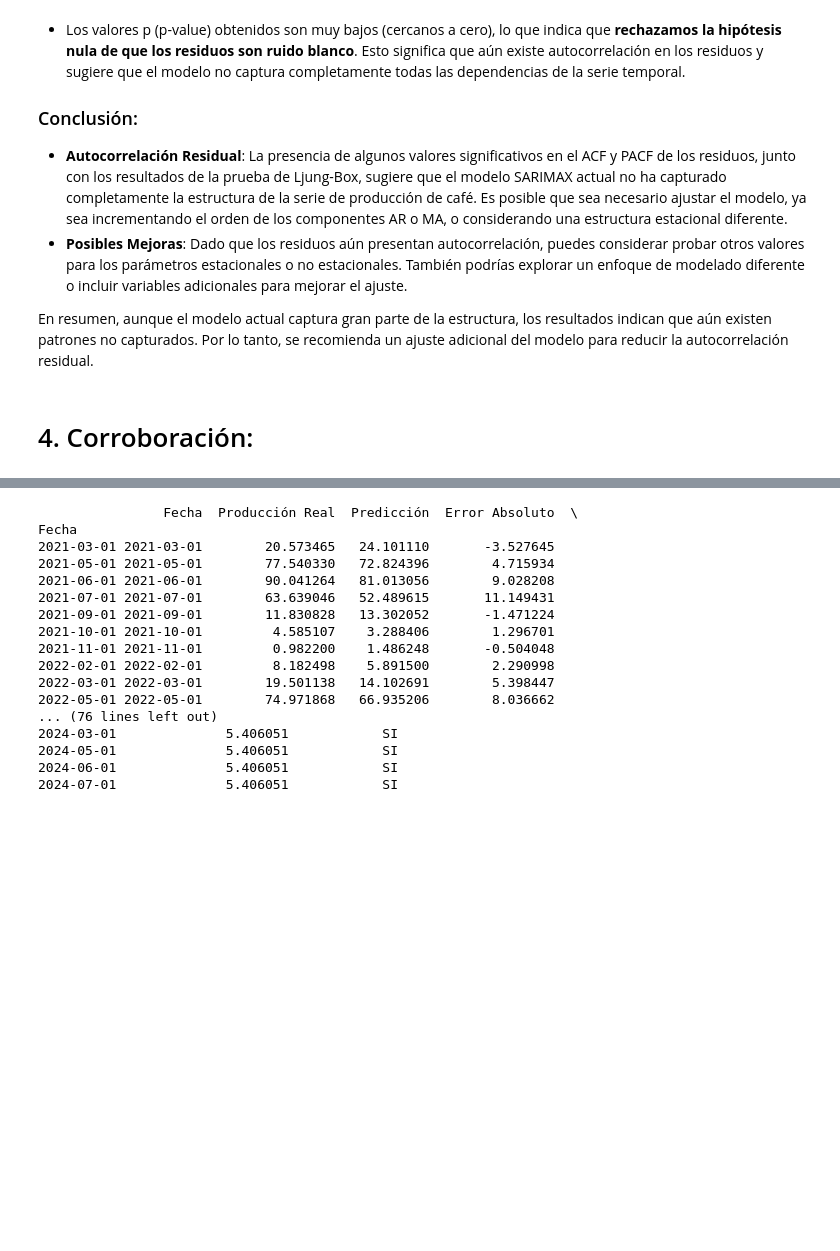
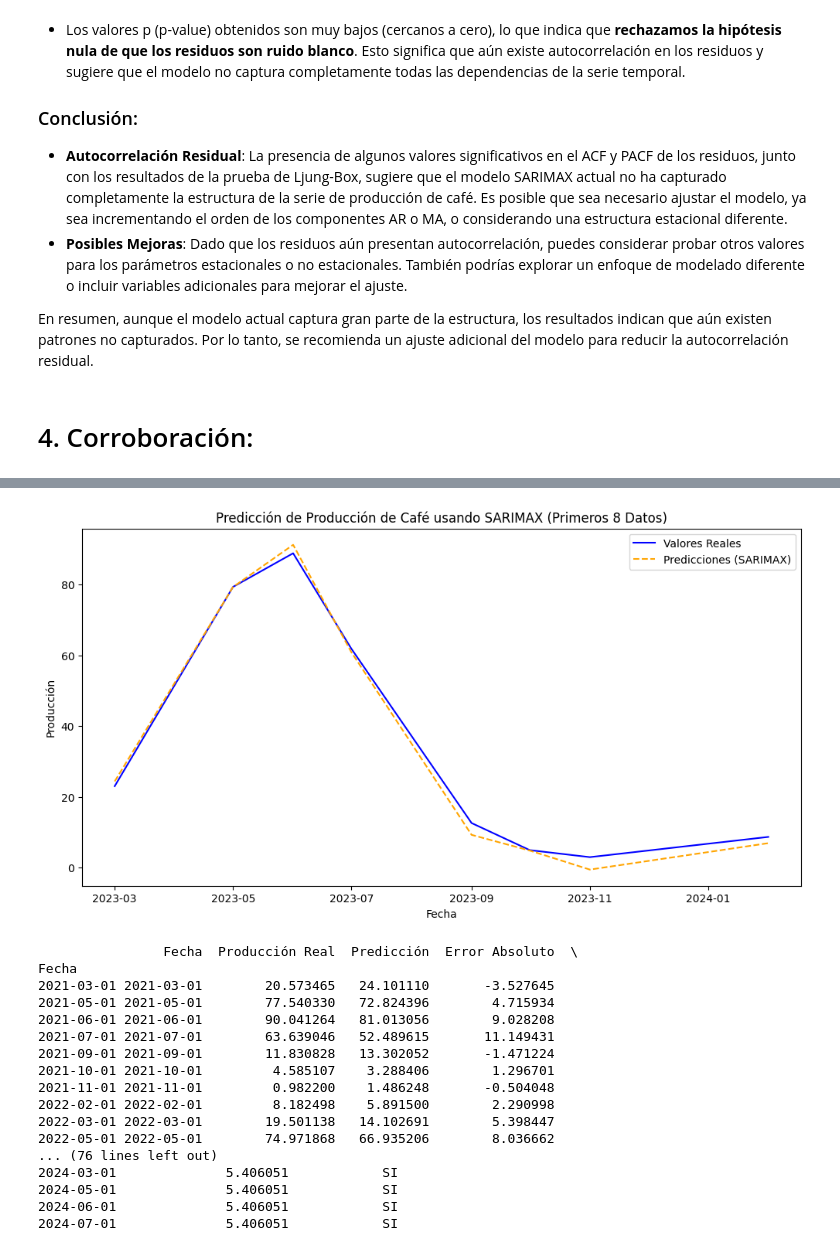
Before and after one commit to gapv09/Trabajos-Aplicativos, a Jupyter notebook: Café.ipynb, the cells around one changed output, grey strips where cells are left out. Cells and saved outputs as stored; diff of their text form; code cells hidden in the pictures; blank space fills up the shorter version.

```diff
--- a/Café.ipynb
+++ b/Café.ipynb
@@ -673,0 +846,79 @@ En resumen, aunque el modelo actual captura gran parte de la estructura, los res
+# %%
+# Importar librerías necesarias
+import pandas as pd
+import numpy as np
+from statsmodels.tsa.statespace.sarimax import SARIMAX
+from sklearn.metrics import mean_squared_error, mean_absolute_error
+import matplotlib.pyplot as plt
+
+# Comparar predicciones con los datos reales
+errors = test.values[:8] - forecast.values[:8]  # Tomar solo los primeros 8 datos
+
+# Dado: Varianza base
+variance = 3.828274
+
+# Calcular el error al cuadrado para cada punto
+errors_squared = errors ** 2
+
+# Calcular las desviaciones estándar según el rango indicado
+std_devs = []
+for i in range(len(errors)):
+    if i == 0:
+        cumulative_sum = np.sum(errors_squared[:7])  # Dato cero: errores del dato 0 al 6
+    elif i == 1:
+        cumulative_sum = np.sum(errors_squared[:6])  # Dato uno: errores del dato 0 al 5
+    elif i == 2:
+        cumulative_sum = np.sum(errors_squared[:5])  # Dato dos: errores del dato 0 al 4
+    elif i == 3:
+        cumulative_sum = np.sum(errors_squared[:4])  # Dato tres: errores del dato 0 al 3
+    elif i == 4:
+        cumulative_sum = np.sum(errors_squared[:3])  # Dato cuatro: errores del dato 0 al 2
+    elif i == 5:
+        cumulative_sum = np.sum(errors_squared[:2])  # Dato cinco: errores del dato 0 al 1
+    elif i == 6:
+        cumulative_sum = np.sum(errors_squared[:1])  # Dato seis: errores del dato 0
+    else:
+        cumulative_sum = 0  # Dato siete: no hay acumulación adicional
+    std_dev = np.sqrt(variance * (1 + cumulative_sum))
+    std_devs.append(std_dev)
+
+# Calcular las varianzas individuales
+variance_u = [std_dev ** 2 for std_dev in std_devs]
+
+# Sumar la varianza y el error al cuadrado
+sum_variance = np.sum(variance_u)  # Suma de la varianza
+sum_squared_errors = np.sum(errors_squared)  # Suma del error al cuadrado
+
+# Multiplicar la suma de la varianza y la suma del error al cuadrado
+acor = sum_variance * sum_squared_errors
+
+# Crear un DataFrame de resultados
+results_df = pd.DataFrame({
+    'Fecha': test.index[:8],
+    'Producción Real': test.values[:8],
+    'Predicción': forecast.values[:8],
+    'Error Absoluto': np.abs(errors),
+    'Error al Cuadrado': errors_squared,
+    'Desviación Estándar': std_devs,
+    'Varianza': variance_u
+})
+
+# Mostrar la tabla de resultados
+print(results_df)
+
+# Mostrar los cálculos clave
+print("\nCálculos adicionales:")
+print(f"Suma de la Varianza para los 8 datos: {sum_variance:.2f}")
+print(f"Suma del Error al Cuadrado: {sum_squared_errors:.2f}")
+print(f"ACOR (Suma de Varianza x Suma de Errores al Cuadrado): {acor:.2f}")
+
+# Graficar los resultados
+plt.figure(figsize=(12, 6))
+plt.plot(test.index[:8], test.values[:8], label='Valores Reales', color='blue')
+plt.plot(test.index[:8], forecast.values[:8], label='Predicciones (SARIMAX)', color='orange', linestyle='--')
+plt.title("Predicción de Producción de Café usando SARIMAX (Primeros 8 Datos)")
+plt.xlabel("Fecha")
+plt.ylabel("Producción")
+plt.legend()
+plt.show()
+# %% [output]
@@ -674,3 +942,4 @@ En resumen, aunque el modelo actual captura gran parte de la estructura, los res
+[figure, added]
 # %%
 import pandas as pd
 from sklearn.model_selection import train_test_split
```
Also changed, not shown: parts of 17 cells of this notebook.
